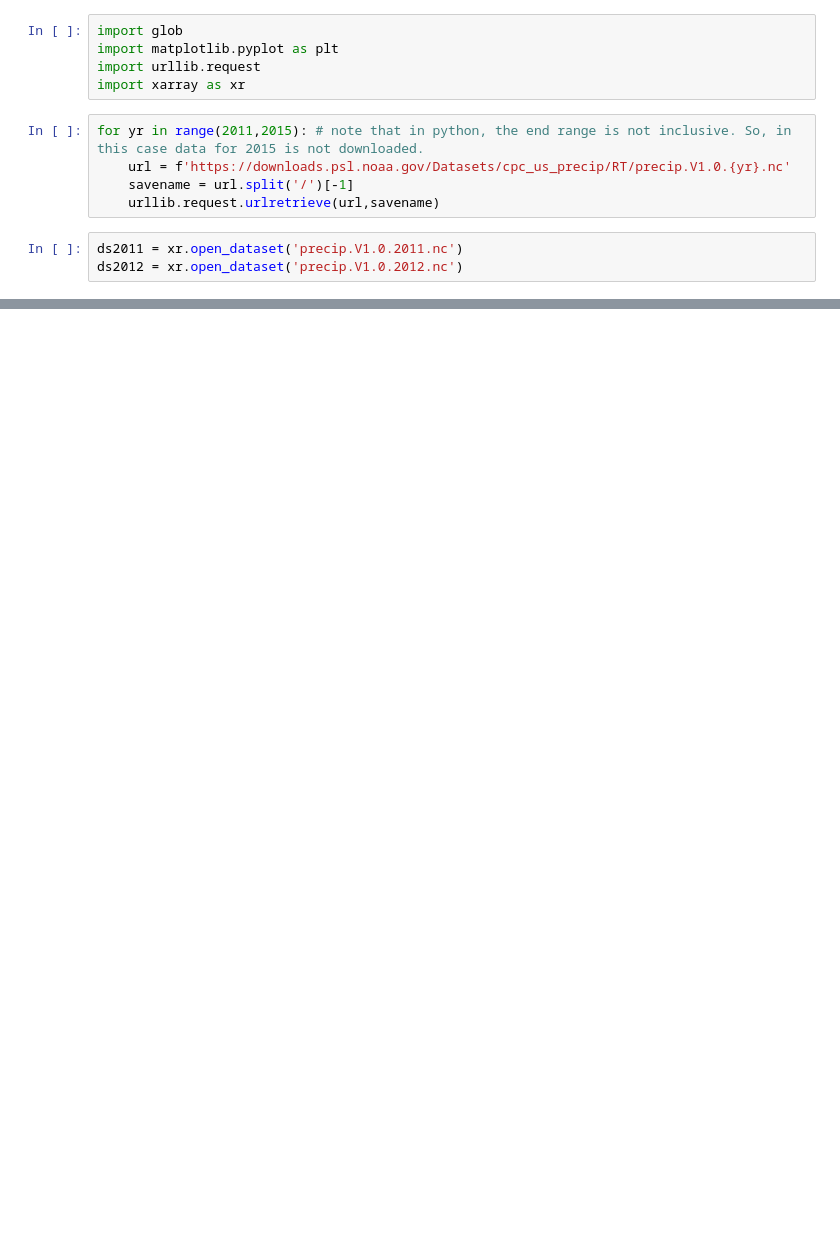
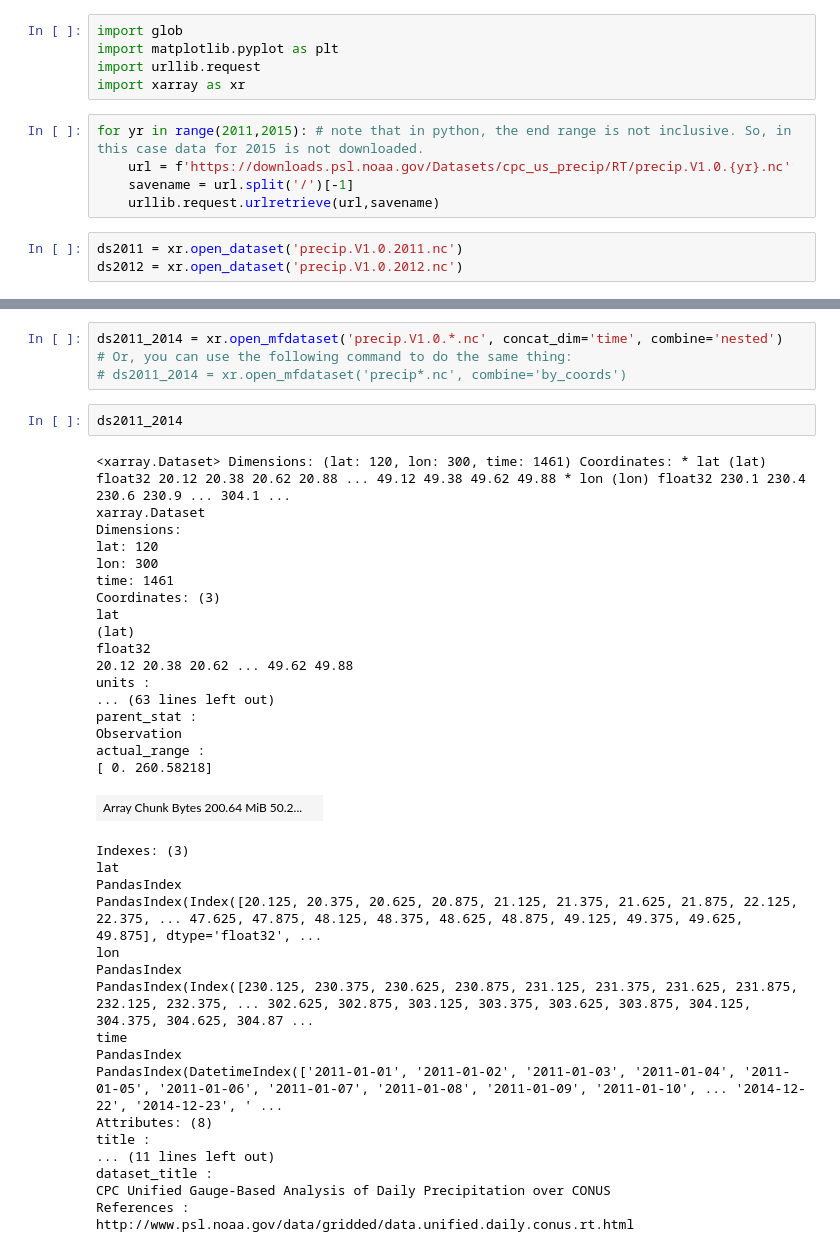
Before and after one commit to Rajeb/my_project_2, a Jupyter notebook: geospatial_data_analysis.ipynb, the cells around one changed output, grey strips where cells are left out. Cells and saved outputs as stored; diff of their text form; blank space fills up the shorter version.

```diff
--- a/geospatial_data_analysis.ipynb
+++ b/geospatial_data_analysis.ipynb
@@ -53,0 +76,42 @@ Attributes:
+# %%
+ds2011_2014 = xr.open_mfdataset('precip.V1.0.*.nc', concat_dim='time', combine='nested')
+# Or, you can use the following command to do the same thing:
+# ds2011_2014 = xr.open_mfdataset('precip*.nc', combine='by_coords')
+# %%
+ds2011_2014
+# %% [output]
+<xarray.Dataset> Dimensions: (lat: 120, lon: 300, time: 1461) Coordinates: * lat (lat) float32 20.12 20.38 20.62 20.88 ... 49.12 49.38 49.62 49.88 * lon (lon) float32 230.1 230.4 230.6 230.9 ... 304.1 ...
+xarray.Dataset
+Dimensions:
+lat: 120
+lon: 300
+time: 1461
+Coordinates: (3)
+lat
+(lat)
+float32
+20.12 20.38 20.62 ... 49.62 49.88
+units :
+... (63 lines left out)
+parent_stat :
+Observation
+actual_range :
+[ 0. 260.58218]
+| Array Chunk Bytes 200.64 MiB 50.2... |  |
+Indexes: (3)
+lat
+PandasIndex
+PandasIndex(Index([20.125, 20.375, 20.625, 20.875, 21.125, 21.375, 21.625, 21.875, 22.125, 22.375, ... 47.625, 47.875, 48.125, 48.375, 48.625, 48.875, 49.125, 49.375, 49.625, 49.875], dtype='float32', ...
+lon
+PandasIndex
+PandasIndex(Index([230.125, 230.375, 230.625, 230.875, 231.125, 231.375, 231.625, 231.875, 232.125, 232.375, ... 302.625, 302.875, 303.125, 303.375, 303.625, 303.875, 304.125, 304.375, 304.625, 304.87 ...
+time
+PandasIndex
+PandasIndex(DatetimeIndex(['2011-01-01', '2011-01-02', '2011-01-03', '2011-01-04', '2011-01-05', '2011-01-06', '2011-01-07', '2011-01-08', '2011-01-09', '2011-01-10', ... '2014-12-22', '2014-12-23', ' ...
+Attributes: (8)
+title :
+... (11 lines left out)
+dataset_title :
+CPC Unified Gauge-Based Analysis of Daily Precipitation over CONUS
+References :
+http://www.psl.noaa.gov/data/gridded/data.unified.daily.conus.rt.html
```
Also changed, not shown: parts of 7 cells of this notebook, 1 other file.
